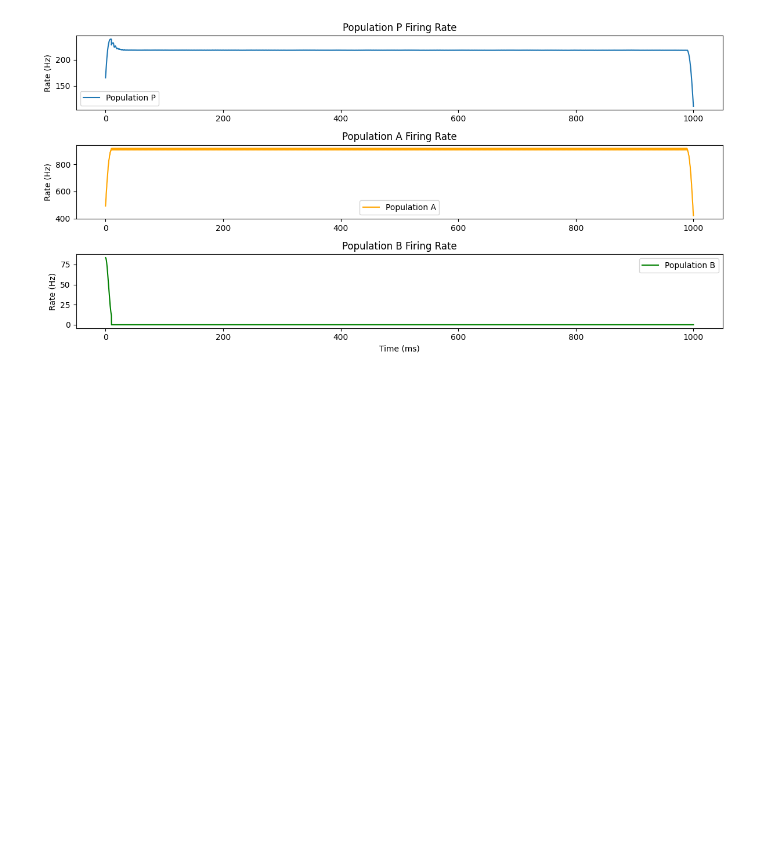
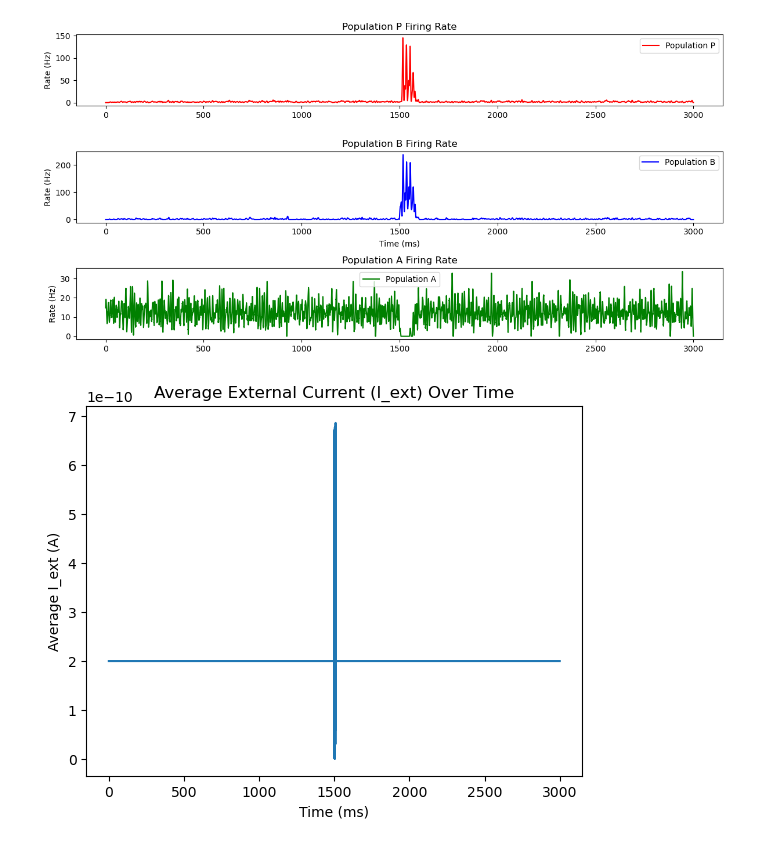
Before and after one commit to SHK-89/MNS_FinalProject, a Jupyter notebook: SWR_project.ipynb, the cells around one changed output. Saved outputs shown, nothing was run; the diff lists cells and outputs as text; code cells hidden in the pictures; blank space fills up the shorter version.

Commit message:
some figure simulations

```diff
--- a/SWR_project.ipynb
+++ b/SWR_project.ipynb
@@ -106,41 +169,53 @@ synapse_BP.delay = synaptic_delay
 # %%
 import matplotlib.pyplot as plt
-from brian2 import PopulationRateMonitor
 
-# Add PopulationRateMonitors
-pop_rate_P = PopulationRateMonitor(group_P)
-pop_rate_A = PopulationRateMonitor(group_A)
-pop_rate_B = PopulationRateMonitor(group_B)
-
-# Run the simulation
-run(1000*ms)
 
 # Plot population rates
 plt.figure(figsize=(12, 6))
 
 # Population P
 plt.subplot(3, 1, 1)
-plt.plot(pop_rate_P.t/ms, pop_rate_P.smooth_rate(window='gaussian', width=5*ms)/Hz, label='Population P')
+plt.plot(pop_rate_P.t/ms, pop_rate_P.smooth_rate(window="gaussian", width=2*ms)/Hz, label='Population P', color="red")
 plt.ylabel('Rate (Hz)')
+
 plt.title('Population P Firing Rate')
 plt.legend()
 
-# Population A
-plt.subplot(3, 1, 2)
-plt.plot(pop_rate_A.t/ms, pop_rate_A.smooth_rate(window='gaussian', width=5*ms)/Hz, label='Population A', color='orange')
-plt.ylabel('Rate (Hz)')
-plt.title('Population A Firing Rate')
-plt.legend()
 
 # Population B
-plt.subplot(3, 1, 3)
-plt.plot(pop_rate_B.t/ms, pop_rate_B.smooth_rate(window='gaussian', width=5*ms)/Hz, label='Population B', color='green')
+plt.subplot(3, 1, 2)
+plt.plot(pop_rate_B.t/ms, pop_rate_B.smooth_rate(window="gaussian", width=2*ms)/Hz, label='Population B', color='blue')
 plt.xlabel('Time (ms)')
 plt.ylabel('Rate (Hz)')
 plt.title('Population B Firing Rate')
 plt.legend()
 
+# Population A
+plt.subplot(3, 1, 3)
+plt.plot(pop_rate_A.t/ms, pop_rate_A.smooth_rate(window="gaussian", width=2*ms)/Hz, label='Population A', color='green')
+plt.ylabel('Rate (Hz)')
+
+plt.title('Population A Firing Rate')
+plt.legend()
+
 plt.tight_layout()
 plt.show()
+
+
+# Calculate the average I_ext over time
+#average_I_ext = statemon.I_ext.mean(axis=0)
+
+# Calculate the average I_ext over time
+average_I_ext = np.mean(statemon.I_ext, axis=0)
+
+
+# Plot the average I_ext over time
+plt.plot(statemon.t / ms, average_I_ext / amp)
+plt.xlabel('Time (ms)')
+plt.ylabel('Average I_ext (A)')
+plt.title('Average External Current (I_ext) Over Time')
+
+plt.show()
 # %% [output]
-[figure, old version]
+[figure, new version]
+[figure, added]
```
Also changed, not shown: parts of 4 cells of this notebook, 4 other files.
